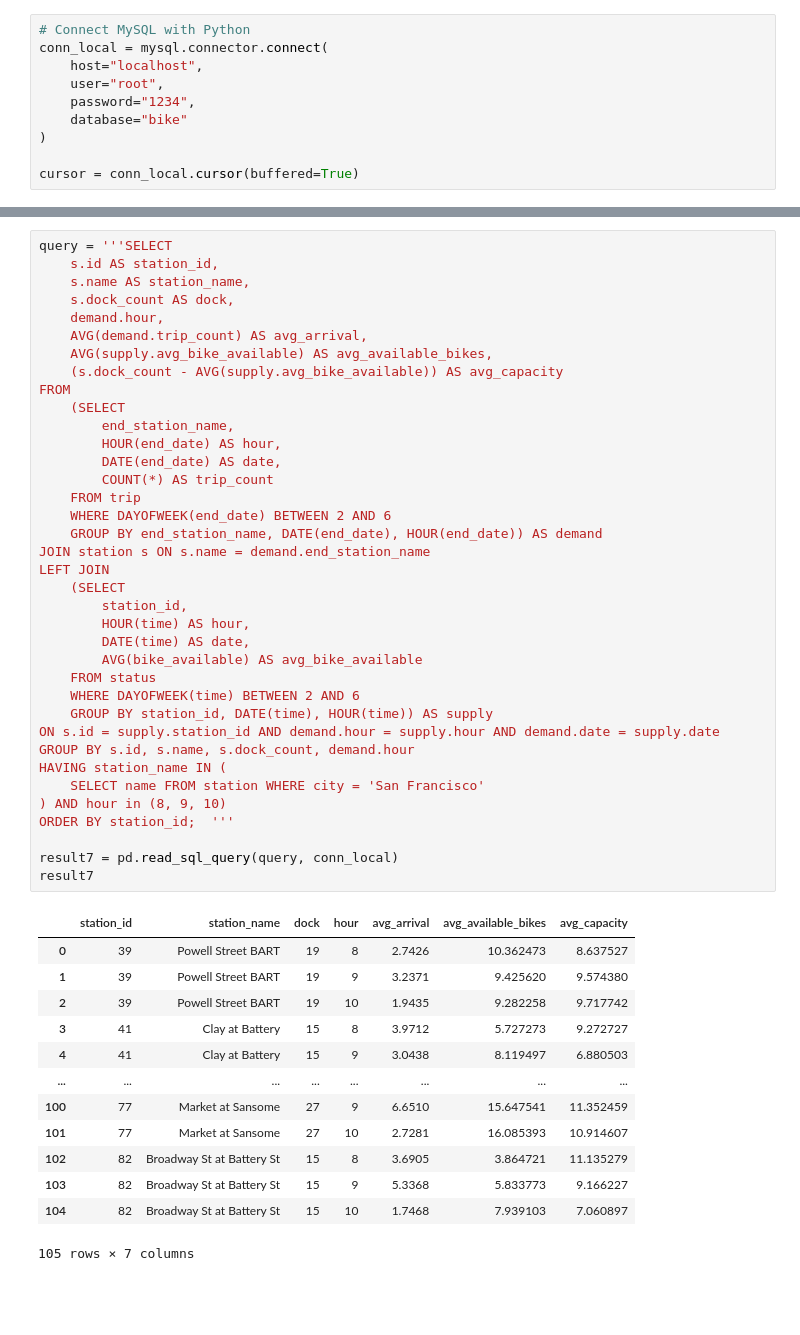
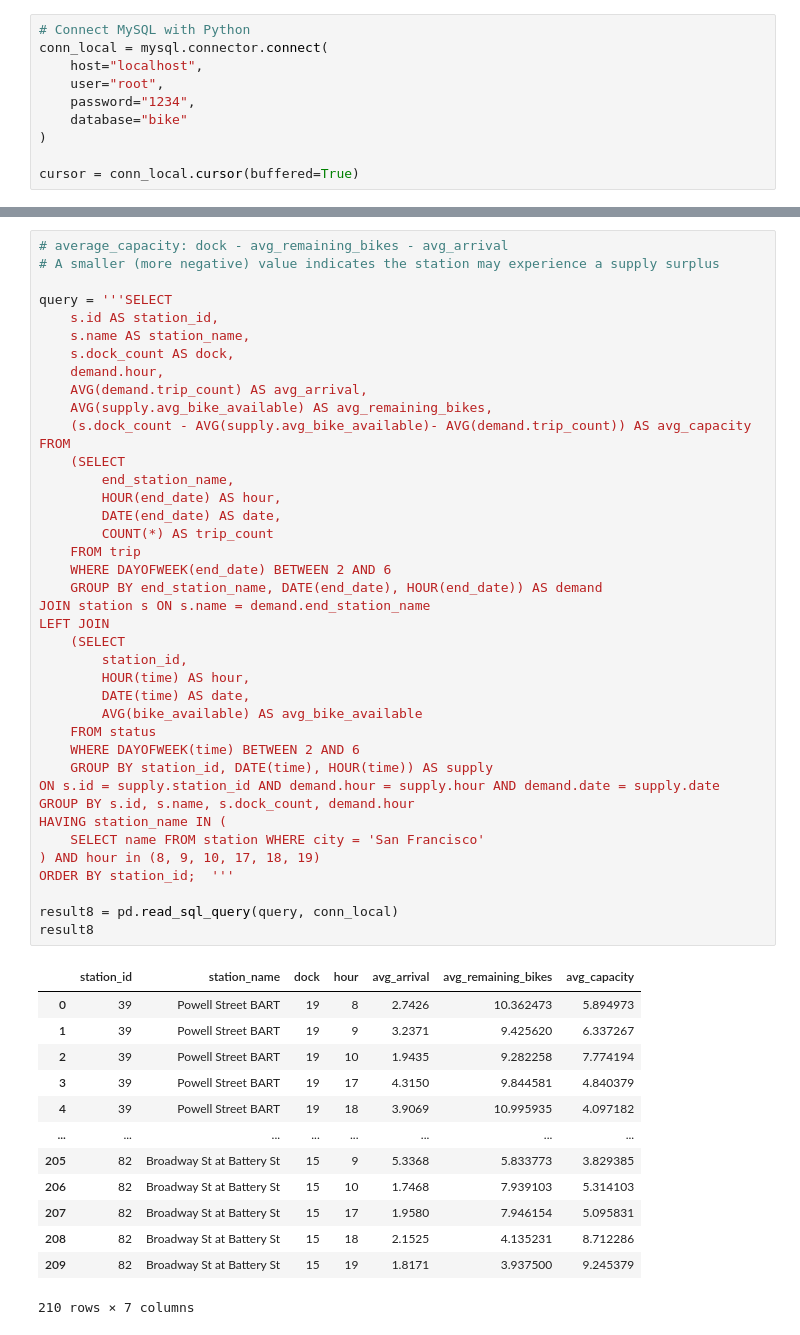
Before and after one commit to joanna-jaeeun/San-Francisco-bike-share-analysis, a Jupyter notebook: San Fransico Bike Share Analysis.ipynb, the cells around one changed output, grey strips where cells are left out. Drawn from its saved outputs; the diff is of its cells as text; blank space fills up the shorter version.

```diff
--- a/San Fransico Bike Share Analysis.ipynb
+++ b/San Fransico Bike Share Analysis.ipynb
@@ -441,51 +489,54 @@ With a capacity of 13 to 15 bikes, care should be taken to avoid exceeding dock
 # %%
+# average_capacity: dock - avg_remaining_bikes - avg_arrival
+# A smaller (more negative) value indicates the station may experience a supply surplus
+
 query = '''SELECT
     s.id AS station_id,
     s.name AS station_name,
     s.dock_count AS dock,
     demand.hour,
     AVG(demand.trip_count) AS avg_arrival,
-    AVG(supply.avg_bike_available) AS avg_available_bikes,
-    (s.dock_count - AVG(supply.avg_bike_available)) AS avg_capacity
+    AVG(supply.avg_bike_available) AS avg_remaining_bikes,
+    (s.dock_count - AVG(supply.avg_bike_available)- AVG(demand.trip_count)) AS avg_capacity
 FROM
     (SELECT
         end_station_name,
         HOUR(end_date) AS hour,
         DATE(end_date) AS date,
         COUNT(*) AS trip_count
     FROM trip
     WHERE DAYOFWEEK(end_date) BETWEEN 2 AND 6
     GROUP BY end_station_name, DATE(end_date), HOUR(end_date)) AS demand
 JOIN station s ON s.name = demand.end_station_name
 LEFT JOIN
     (SELECT
         station_id,
         HOUR(time) AS hour,
         DATE(time) AS date,
         AVG(bike_available) AS avg_bike_available
     FROM status
     WHERE DAYOFWEEK(time) BETWEEN 2 AND 6
     GROUP BY station_id, DATE(time), HOUR(time)) AS supply
 ON s.id = supply.station_id AND demand.hour = supply.hour AND demand.date = supply.date
 GROUP BY s.id, s.name, s.dock_count, demand.hour
 HAVING station_name IN (
     SELECT name FROM station WHERE city = 'San Francisco'
-) AND hour in (8, 9, 10)
+) AND hour in (8, 9, 10, 17, 18, 19)
 ORDER BY station_id;  '''
 
-result7 = pd.read_sql_query(query, conn_local)
-result7
+result8 = pd.read_sql_query(query, conn_local)
+result8
 # %% [output]
-|  | station_id | station_name | dock | hour | avg_arrival | avg_available_bikes | avg_capacity |
-| 0 | 39 | Powell Street BART | 19 | 8 | 2.7426 | 10.362473 | 8.637527 |
-| 1 | 39 | Powell Street BART | 19 | 9 | 3.2371 | 9.425620 | 9.574380 |
-| 2 | 39 | Powell Street BART | 19 | 10 | 1.9435 | 9.282258 | 9.717742 |
-| 3 | 41 | Clay at Battery | 15 | 8 | 3.9712 | 5.727273 | 9.272727 |
-| 4 | 41 | Clay at Battery | 15 | 9 | 3.0438 | 8.119497 | 6.880503 |
+|  | station_id | station_name | dock | hour | avg_arrival | avg_remaining_bikes | avg_capacity |
+| 0 | 39 | Powell Street BART | 19 | 8 | 2.7426 | 10.362473 | 5.894973 |
+| 1 | 39 | Powell Street BART | 19 | 9 | 3.2371 | 9.425620 | 6.337267 |
+| 2 | 39 | Powell Street BART | 19 | 10 | 1.9435 | 9.282258 | 7.774194 |
+| 3 | 39 | Powell Street BART | 19 | 17 | 4.3150 | 9.844581 | 4.840379 |
+| 4 | 39 | Powell Street BART | 19 | 18 | 3.9069 | 10.995935 | 4.097182 |
 | ... | ... | ... | ... | ... | ... | ... | ... |
-| 100 | 77 | Market at Sansome | 27 | 9 | 6.6510 | 15.647541 | 11.352459 |
-| 101 | 77 | Market at Sansome | 27 | 10 | 2.7281 | 16.085393 | 10.914607 |
-| 102 | 82 | Broadway St at Battery St | 15 | 8 | 3.6905 | 3.864721 | 11.135279 |
-| 103 | 82 | Broadway St at Battery St | 15 | 9 | 5.3368 | 5.833773 | 9.166227 |
-| 104 | 82 | Broadway St at Battery St | 15 | 10 | 1.7468 | 7.939103 | 7.060897 |
+| 205 | 82 | Broadway St at Battery St | 15 | 9 | 5.3368 | 5.833773 | 3.829385 |
+| 206 | 82 | Broadway St at Battery St | 15 | 10 | 1.7468 | 7.939103 | 5.314103 |
+| 207 | 82 | Broadway St at Battery St | 15 | 17 | 1.9580 | 7.946154 | 5.095831 |
+| 208 | 82 | Broadway St at Battery St | 15 | 18 | 2.1525 | 4.135231 | 8.712286 |
+| 209 | 82 | Broadway St at Battery St | 15 | 19 | 1.8171 | 3.937500 | 9.245379 |
-105 rows × 7 columns
+210 rows × 7 columns
```
Also changed, not shown: parts of 55 cells of this notebook.
